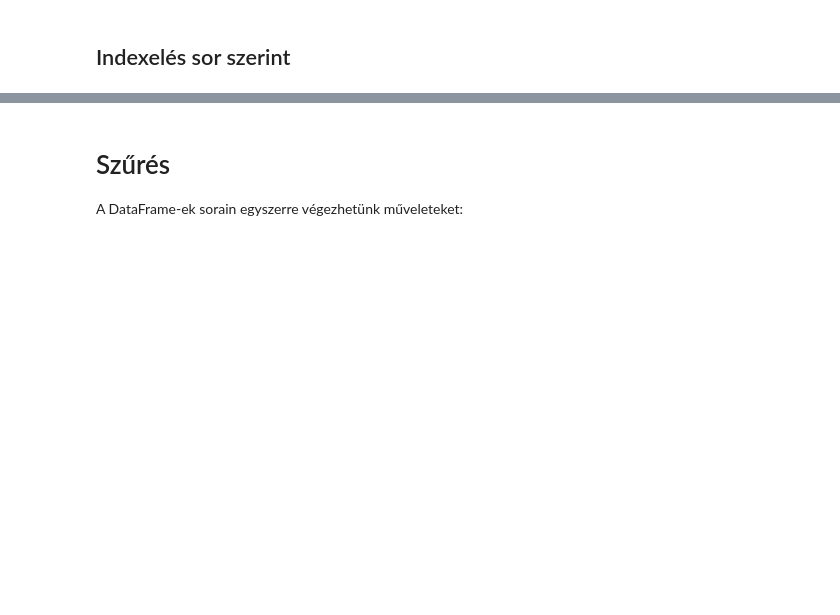
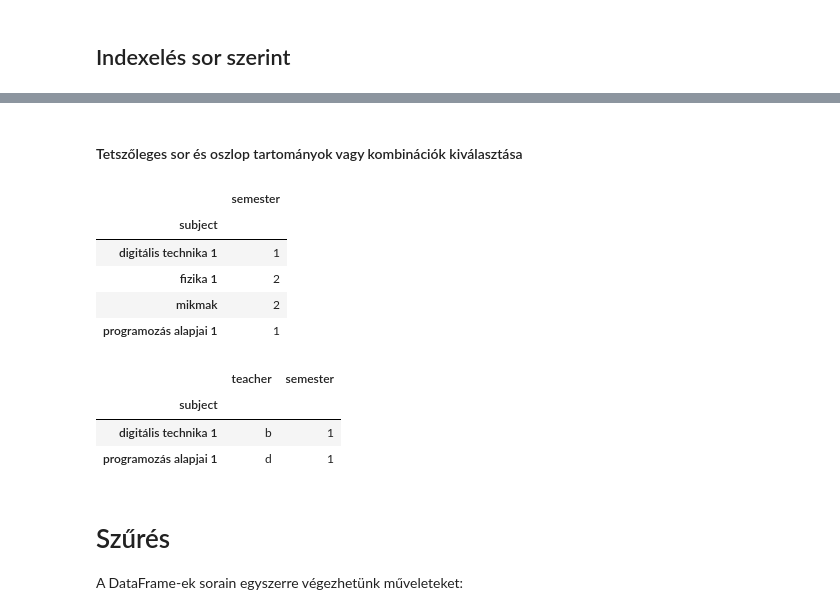
Before and after one commit to bi-labor/pandas_jupyter, a Jupyter notebook: notebooks/Pandas_alapok.ipynb, the cells around one changed output, grey strips where cells are left out. Cells and saved outputs as stored; diff of their text form; code cells hidden in the pictures; blank space fills up the shorter version.

```diff
--- a/notebooks/Pandas_alapok.ipynb
+++ b/notebooks/Pandas_alapok.ipynb
@@ -101,3 +192,21 @@ grades.iloc[1:3]  # utolsó index nincs benne, [1, 3)
+# %% [markdown]
+#### Tetszőleges sor és oszlop tartományok vagy kombinációk kiválasztása
+# %%
+grades.iloc[1:5, 1:2]
+# %% [output]
+|  | semester |
+| subject |  |
+| digitális technika 1 | 1 |
+| fizika 1 | 2 |
+| mikmak | 2 |
+| programozás alapjai 1 | 1 |
+# %%
+grades.iloc[[1, 4], [2, 1]]
+# %% [output]
+|  | teacher | semester |
+| subject |  |  |
+| digitális technika 1 | b | 1 |
+| programozás alapjai 1 | d | 1 |
 # %% [markdown]
 # Szűrés
 
```
Also changed, not shown: parts of 46 cells of this notebook.
